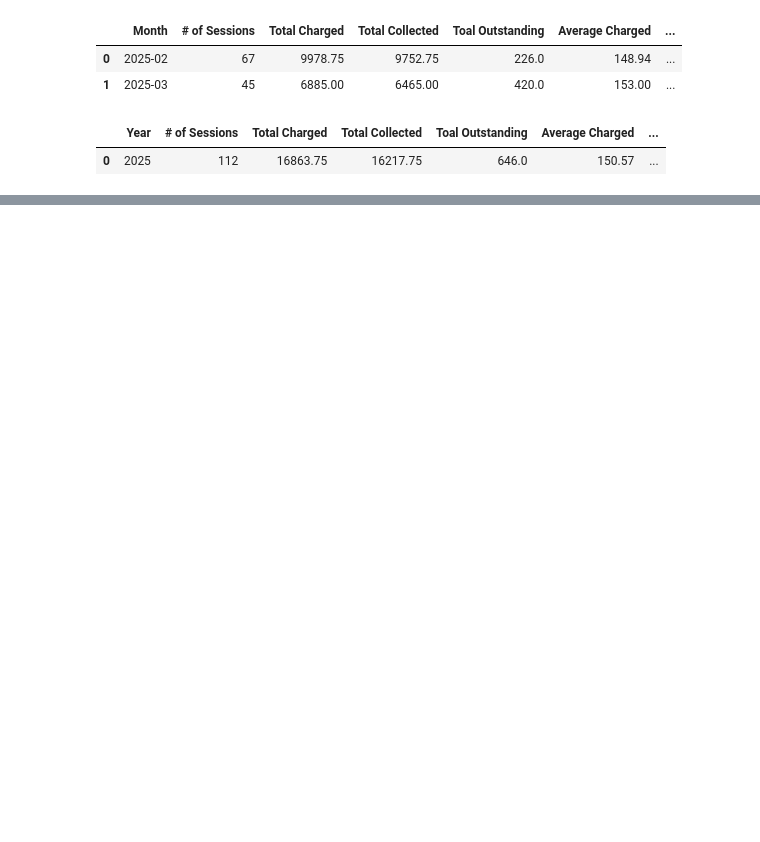
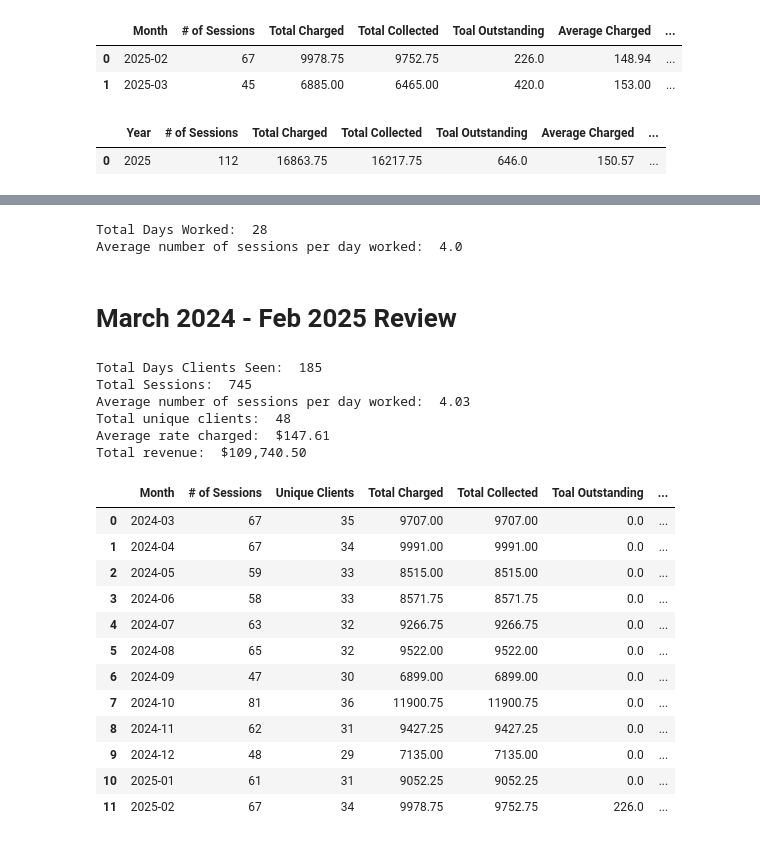
Before and after one commit to btmarsh6/Sliding-Scale, a Jupyter notebook: explore.ipynb, the cells around one changed output, grey strips where cells are left out. Saved outputs shown, nothing was run; the diff lists cells and outputs as text; code cells hidden in the pictures; blank space fills up the shorter version.

```diff
--- a/explore.ipynb
+++ b/explore.ipynb
@@ -62,0 +96,10 @@ Name: Invoice #, dtype: float64
+# %%
+days_worked = df['Purchase Date'].nunique()
+avg_sessions_per_day = annual_details.loc[0]['# of Sessions'] / days_worked
+print('Total Days Worked: ', days_worked)
+print('Average number of sessions per day worked: ', avg_sessions_per_day)
+# %% [output]
+Total Days Worked:  28
+Average number of sessions per day worked:  4.0
+# %% [markdown]
+# March 2024 - Feb 2025 Review
@@ -62,0 +131,37 @@ Name: Invoice #, dtype: float64
+# %%
+days_worked = df['Purchase Date'].nunique()
+avg_sessions_per_day = round(len(df) / days_worked, 2)
+avg_charged = df['Total'].mean()
+total_clients = df['Patient Guid'].nunique()
+total_revenue = df['Collected'].sum()
+
+print('Total Days Clients Seen: ', days_worked)
+# add total days worked = client days plus a friday for each week any clients were seen
+print('Total Sessions: ', len(df))
+print('Average number of sessions per day worked: ', avg_sessions_per_day)
+print('Total unique clients: ', total_clients)
+print('Average rate charged: ', locale.currency(avg_charged, grouping=True))
+print('Total revenue: ', locale.currency(total_revenue, grouping=True))
+# %% [output]
+Total Days Clients Seen:  185
+Total Sessions:  745
+Average number of sessions per day worked:  4.03
+Total unique clients:  48
+Average rate charged:  $147.61
+Total revenue:  $109,740.50
+# %%
+monthly_details
+# %% [output]
+|  | Month | # of Sessions | Unique Clients | Total Charged | Total Collected | Toal Outstanding | ... |
+| 0 | 2024-03 | 67 | 35 | 9707.00 | 9707.00 | 0.0 | ... |
+| 1 | 2024-04 | 67 | 34 | 9991.00 | 9991.00 | 0.0 | ... |
+| 2 | 2024-05 | 59 | 33 | 8515.00 | 8515.00 | 0.0 | ... |
+| 3 | 2024-06 | 58 | 33 | 8571.75 | 8571.75 | 0.0 | ... |
+| 4 | 2024-07 | 63 | 32 | 9266.75 | 9266.75 | 0.0 | ... |
+| 5 | 2024-08 | 65 | 32 | 9522.00 | 9522.00 | 0.0 | ... |
+| 6 | 2024-09 | 47 | 30 | 6899.00 | 6899.00 | 0.0 | ... |
+| 7 | 2024-10 | 81 | 36 | 11900.75 | 11900.75 | 0.0 | ... |
+| 8 | 2024-11 | 62 | 31 | 9427.25 | 9427.25 | 0.0 | ... |
+| 9 | 2024-12 | 48 | 29 | 7135.00 | 7135.00 | 0.0 | ... |
+| 10 | 2025-01 | 61 | 31 | 9052.25 | 9052.25 | 0.0 | ... |
+| 11 | 2025-02 | 67 | 34 | 9978.75 | 9752.75 | 226.0 | ... |
```
Also changed, not shown: parts of 20 cells of this notebook.
